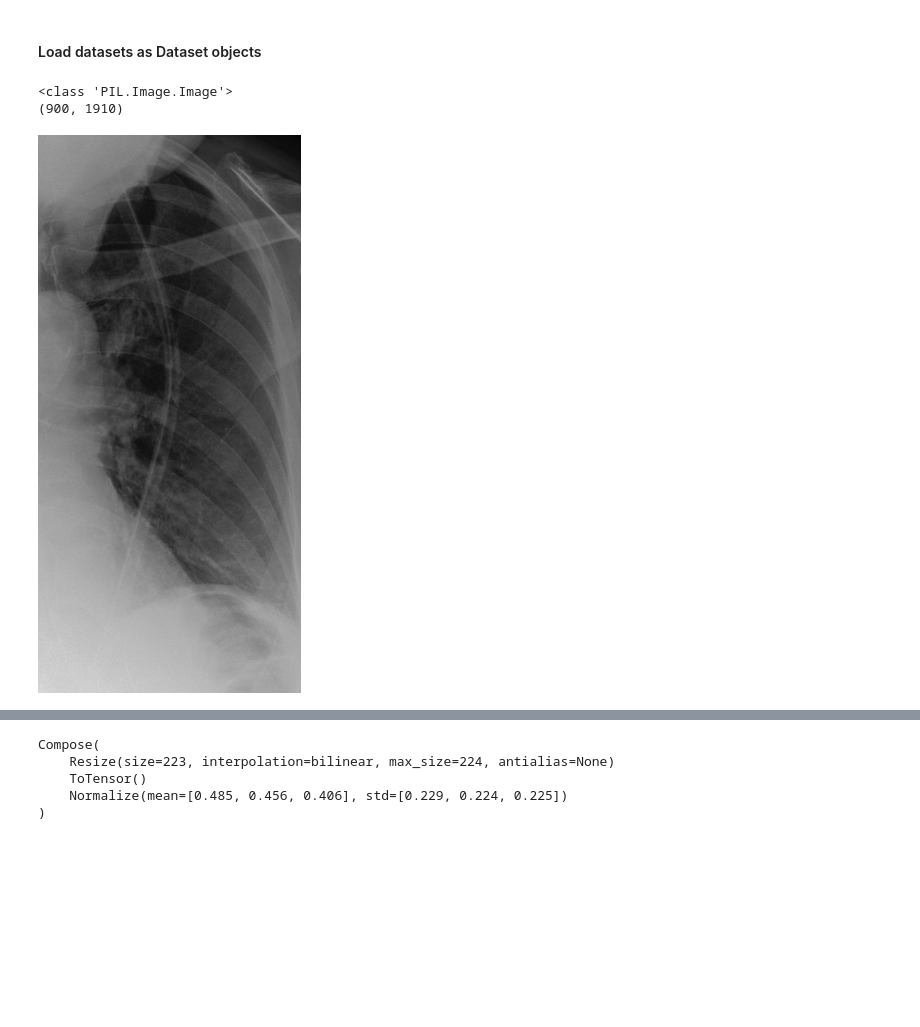
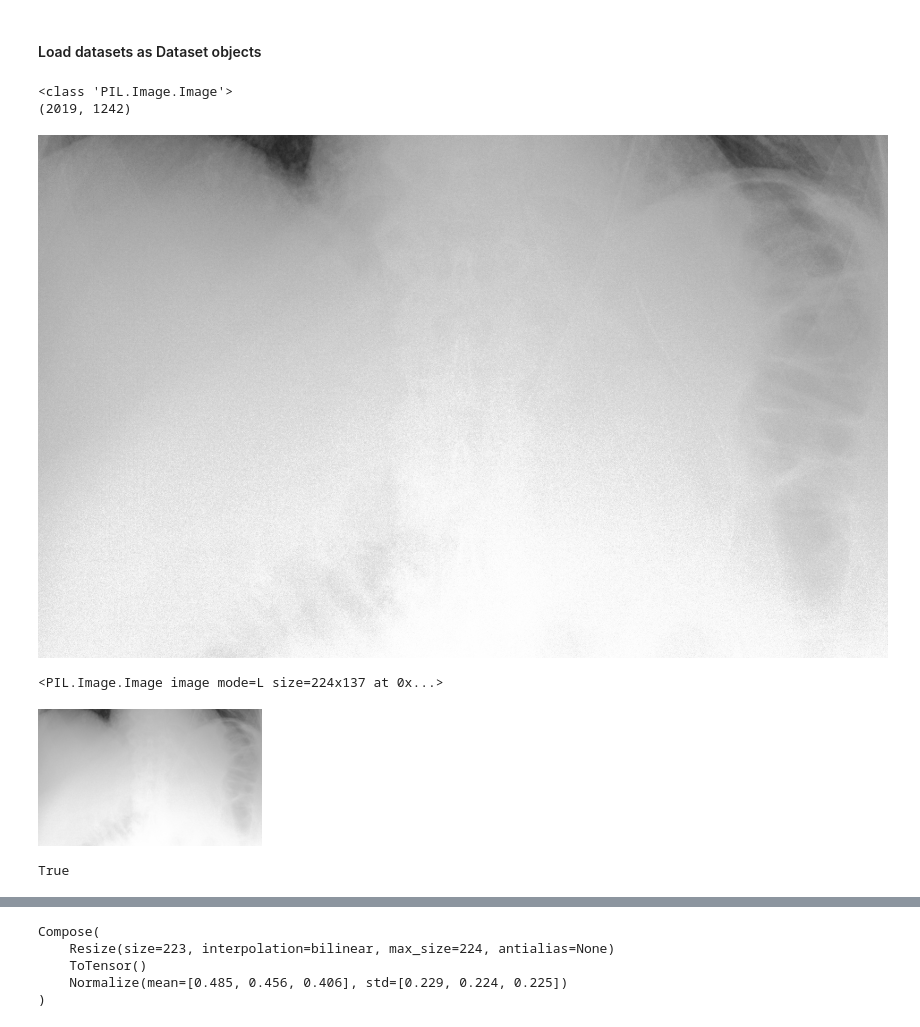
Before and after one commit to ttanida/rgrg, a Jupyter notebook: src/encoder/train_and_test_encoder_model.ipynb, the cells around one changed output, grey strips where cells are left out. Drawn from its saved outputs; the diff is of its cells as text; code cells hidden in the pictures; blank space fills up the shorter version.

```diff
--- a/src/encoder/train_and_test_encoder_model.ipynb
+++ b/src/encoder/train_and_test_encoder_model.ipynb
@@ -121,15 +122,27 @@ from PIL import Image
 # %%
 image_path = "/u/home/tanida/datasets/mimic-cxr-jpg/files/p10/p10001401/s50225296/0009a9fb-eb905e90-824cad7c-16d40468-007f0038.jpg"
 image = Image.open(image_path)
 
-bbox_coords = [1364, 341, 2264, 2251]
+bbox_coords = [245, 1800, 2264, 3042]
 cropped_image = image.crop(box=bbox_coords)
 
 print(type(cropped_image))
 print(cropped_image.size)
 display(cropped_image)
 # %% [output]
 <class 'PIL.Image.Image'>
-(900, 1910)
+(2019, 1242)
-[figure, old version]
+[figure, new version]
+# %%
+resize = CustomResize(output_size_longer_edge=224)
+new_resized_cropped_image = resize.forward(cropped_image)
+print(new_resized_cropped_image)
+display(new_resized_cropped_image)
+# %% [output]
+<PIL.Image.Image image mode=L size=224x137 at 0x...>
+[figure, added]
+# %%
+new_resized_cropped_image == resized_cropped_image
+# %% [output]
+True
 # %%
```
Also changed, not shown: parts of 2 cells of this notebook, 1 other file.
